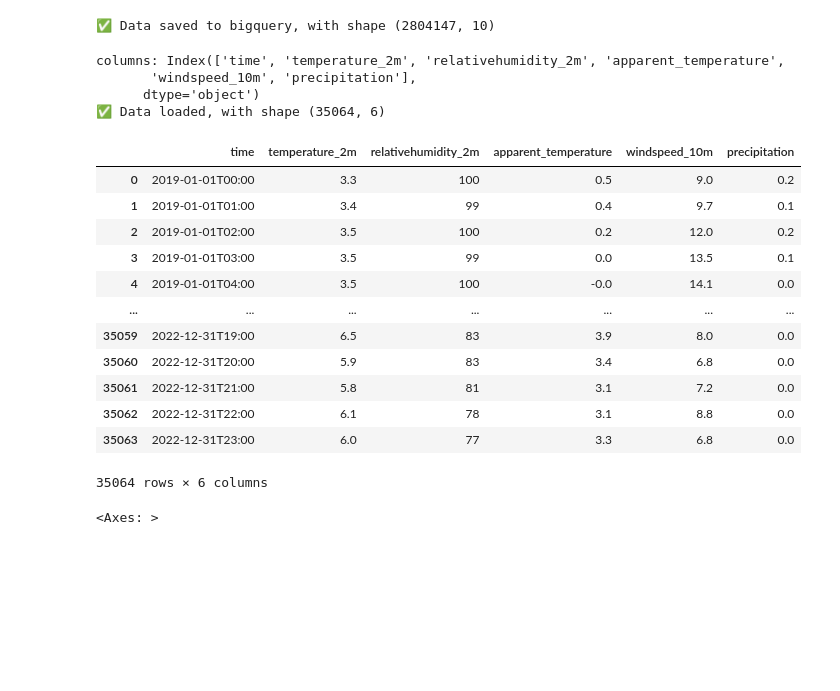
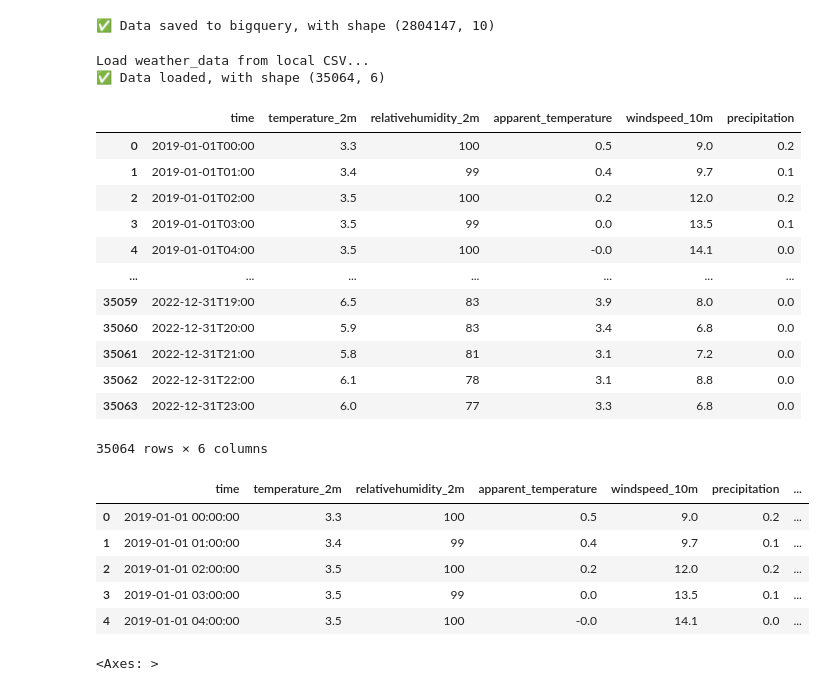
Before and after one commit to shoefer987/bike_sharing_demand, a Jupyter notebook: notebooks/shoefer987_preprocessing.ipynb, the cells around one changed output. Saved outputs shown, nothing was run; the diff lists cells and outputs as text; code cells hidden in the pictures; blank space fills up the shorter version.

```diff
--- a/notebooks/shoefer987_preprocessing.ipynb
+++ b/notebooks/shoefer987_preprocessing.ipynb
@@ -169,12 +167,10 @@ params = {
 
 historical_weather_data = requests.get(base_url , params=params).json()
 # %%
-df = get_weather_data(cache_path=Path(f'{LOCAL_DATA_PATH}/raw/Histotical_Weather_Data_{START_YEAR}_to_{END_YEAR}.csv'))
-df
+weather = get_weather_data(cache_path=Path(f'{LOCAL_DATA_PATH}/raw/Histotical_Weather_Data_{START_YEAR}_to_{END_YEAR}.csv'))
+weather
 # %% [output]
-columns: Index(['time', 'temperature_2m', 'relativehumidity_2m', 'apparent_temperature',
-       'windspeed_10m', 'precipitation'],
-      dtype='object')
+Load weather_data from local CSV...
 ✅ Data loaded, with shape (35064, 6)
 |  | time | temperature_2m | relativehumidity_2m | apparent_temperature | windspeed_10m | precipitation |
 | 0 | 2019-01-01T00:00 | 3.3 | 100 | 0.5 | 9.0 | 0.2 |
@@ -189,6 +185,23 @@ columns: Index(['time', 'temperature_2m', 'relativehumidity_2m', 'apparent_tempe
 | 35062 | 2022-12-31T22:00 | 6.1 | 78 | 3.1 | 8.8 | 0.0 |
 | 35063 | 2022-12-31T23:00 | 6.0 | 77 | 3.3 | 6.8 | 0.0 |
 35064 rows × 6 columns
+# %%
+weather.time = pd.to_datetime(weather.time)
+weather['year'] = weather.time.apply(lambda x: x.year)
+weather['month'] = weather.time.apply(lambda x: x.month)
+weather['week'] = weather.time.apply(lambda x: x.week)
+weather['day'] = weather.time.apply(lambda x: x.day)
+weather['day_of_year'] = weather.time.apply(lambda x: x.day_of_year)
+
+
+weather.head()
+# %% [output]
+|  | time | temperature_2m | relativehumidity_2m | apparent_temperature | windspeed_10m | precipitation | ... |
+| 0 | 2019-01-01 00:00:00 | 3.3 | 100 | 0.5 | 9.0 | 0.2 | ... |
+| 1 | 2019-01-01 01:00:00 | 3.4 | 99 | 0.4 | 9.7 | 0.1 | ... |
+| 2 | 2019-01-01 02:00:00 | 3.5 | 100 | 0.2 | 12.0 | 0.2 | ... |
+| 3 | 2019-01-01 03:00:00 | 3.5 | 99 | 0.0 | 13.5 | 0.1 | ... |
+| 4 | 2019-01-01 04:00:00 | 3.5 | 100 | -0.0 | 14.1 | 0.0 | ... |
 # %%
 df.boxplot(figsize=(10,5))
 # %% [output]
```
Also changed, not shown: parts of 10 cells of this notebook.
